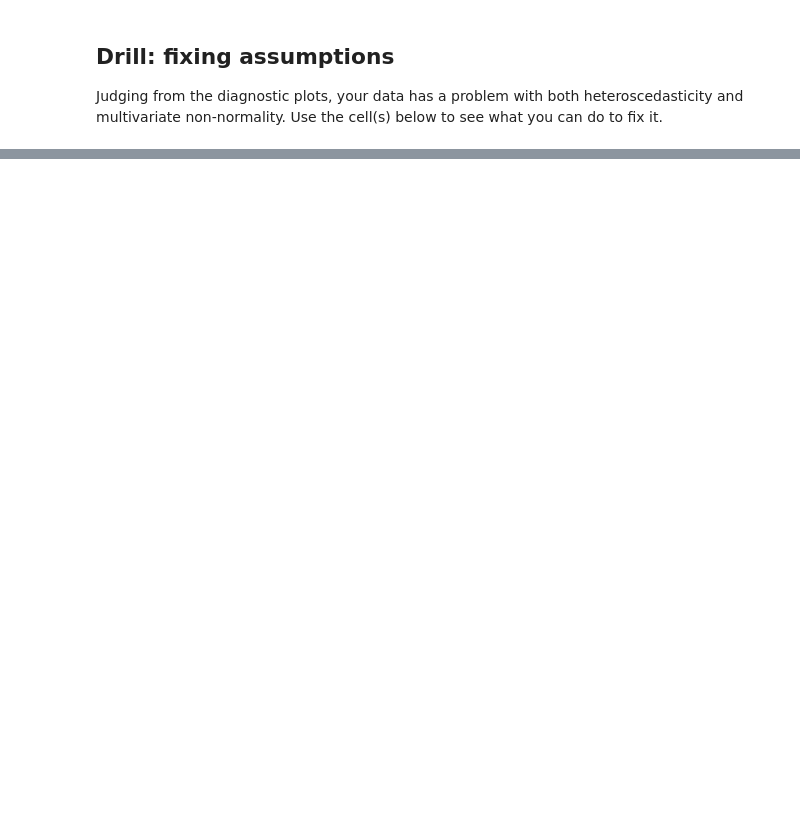
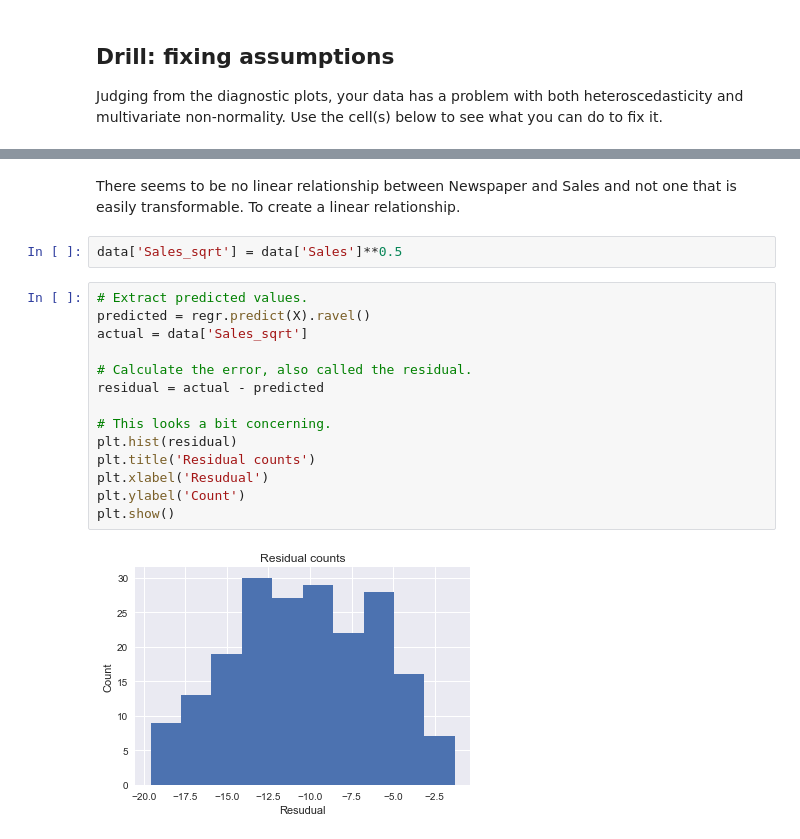
Before and after one commit to gurkpet/Thinkful-Lessons, a Jupyter notebook: Thinkful 2.4.3/2.4.3+The+Extraordinary+Power+of+Explanatory+Power.ipynb, the cells around one changed output, grey strips where cells are left out. Drawn from its saved outputs; the diff is of its cells as text; blank space fills up the shorter version.

```diff
--- a/Thinkful 2.4.3/2.4.3+The+Extraordinary+Power+of+Explanatory+Power.ipynb
+++ b/Thinkful 2.4.3/2.4.3+The+Extraordinary+Power+of+Explanatory+Power.ipynb
@@ -174,0 +224,20 @@ Judging from the diagnostic plots, your data has a problem with both heterosceda
+# %% [markdown]
+There seems to be no linear relationship between Newspaper and Sales and not one that is easily transformable. To create a linear relationship.
+# %%
+data['Sales_sqrt'] = data['Sales']**0.5
+# %%
+# Extract predicted values.
+predicted = regr.predict(X).ravel()
+actual = data['Sales_sqrt']
+
+# Calculate the error, also called the residual.
+residual = actual - predicted
+
+# This looks a bit concerning.
+plt.hist(residual)
+plt.title('Residual counts')
+plt.xlabel('Resudual')
+plt.ylabel('Count')
+plt.show()
+# %% [output]
+[figure, added]
```
Also changed, not shown: parts of 8 cells of this notebook.
